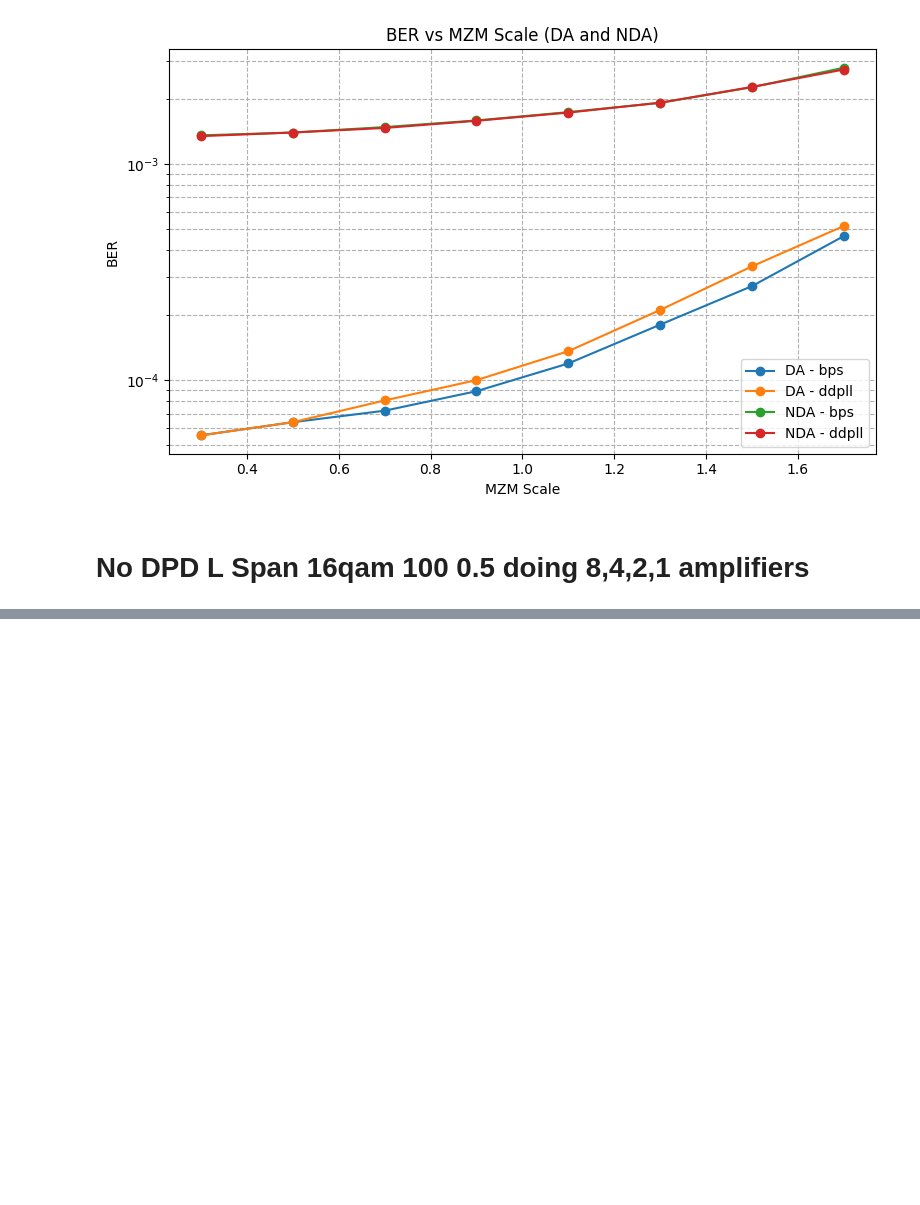
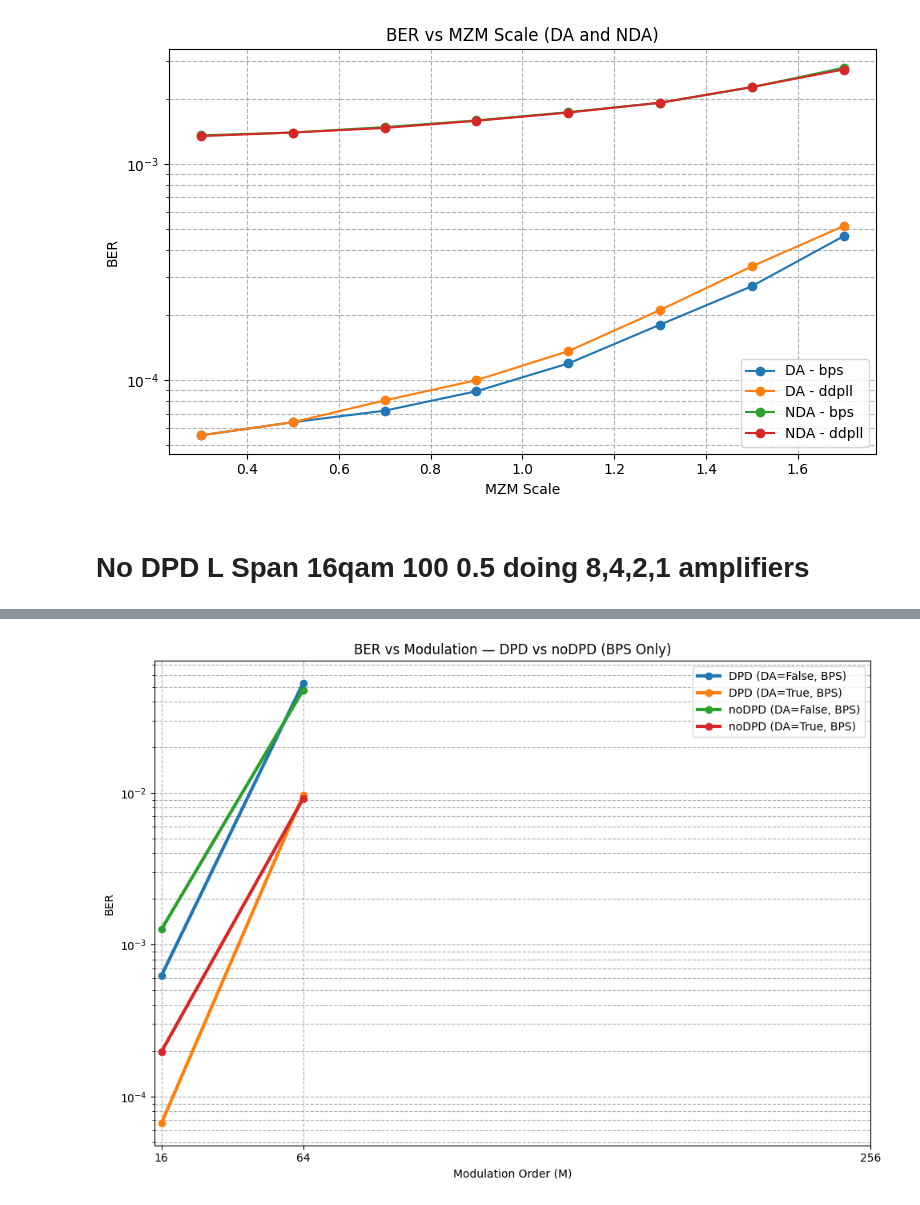
Before and after one commit to abdalrahimnaser/FYP, a Jupyter notebook: Experiementation/CVS_plots_mzm_experiements.ipynb, the cells around one changed output, grey strips where cells are left out. Drawn from its saved outputs; the diff is of its cells as text; code cells hidden in the pictures; blank space fills up the shorter version.

```diff
--- a/Experiementation/CVS_plots_mzm_experiements.ipynb
+++ b/Experiementation/CVS_plots_mzm_experiements.ipynb
@@ -414,0 +558,70 @@ plt.show()
+# %%
+import pandas as pd
+import matplotlib.pyplot as plt
+import os
+import re
+
+# ---------------------------------------------------------
+# 1. CSV files
+# ---------------------------------------------------------
+csv_files = [
+    "results_DPD_64qam_3.csv",
+    "results_noDPD_64qam_3.csv",
+    "results_DPD_16qam_3.csv",
+    "results_noDPD_16qam_3.csv",
+]
+
+# ---------------------------------------------------------
+# 2. Load CSVs + extract DPD state from filename
+# ---------------------------------------------------------
+all_data = []
+
+for f in csv_files:
+    df = pd.read_csv(f)
+
+    # Extract "DPD" or "noDPD" from the filename
+    match = re.search(r"(DPD|noDPD)", f, re.IGNORECASE)
+    dpd_state = match.group(1) if match else "Unknown"
+
+    df["DPD_state"] = dpd_state
+    all_data.append(df)
+
+df_all = pd.concat(all_data, ignore_index=True)
+
+# ---------------------------------------------------------
+# ✅ REMOVE DDPLL (keep only BPS)
+# ---------------------------------------------------------
+df_all = df_all[df_all["CPR"].str.lower() == "bps"]
+
+print(df_all.head())
+
+# ---------------------------------------------------------
+# 3. CONNECT LINES: group by DPD_state + DA
+# ---------------------------------------------------------
+plt.figure(figsize=(10, 7))
+
+for (dpd_state, data_aided), subset in df_all.groupby(["DPD_state", "Data_Aided"]):
+
+    subset = subset.sort_values("Modulation")
+
+    label = f"{dpd_state} (DA={data_aided}, BPS)"
+
+    plt.semilogy(
+        subset["Modulation"],
+        subset["BER"],
+        marker='o',
+        linewidth=3,
+        label=label
+    )
+
+plt.xticks([16, 64, 256], ["16", "64", "256"])
+plt.grid(True, which='both', linestyle='--')
+
+plt.xlabel("Modulation Order (M)")
+plt.ylabel("BER")
+plt.title("BER vs Modulation — DPD vs noDPD (BPS Only)")
+
+plt.legend()
+plt.tight_layout()
+plt.show()
+# %% [output]
@@ -414,0 +641 @@ plt.show()
+[figure, added]
```
Also changed, not shown: parts of 8 cells of this notebook, 34 other files.
